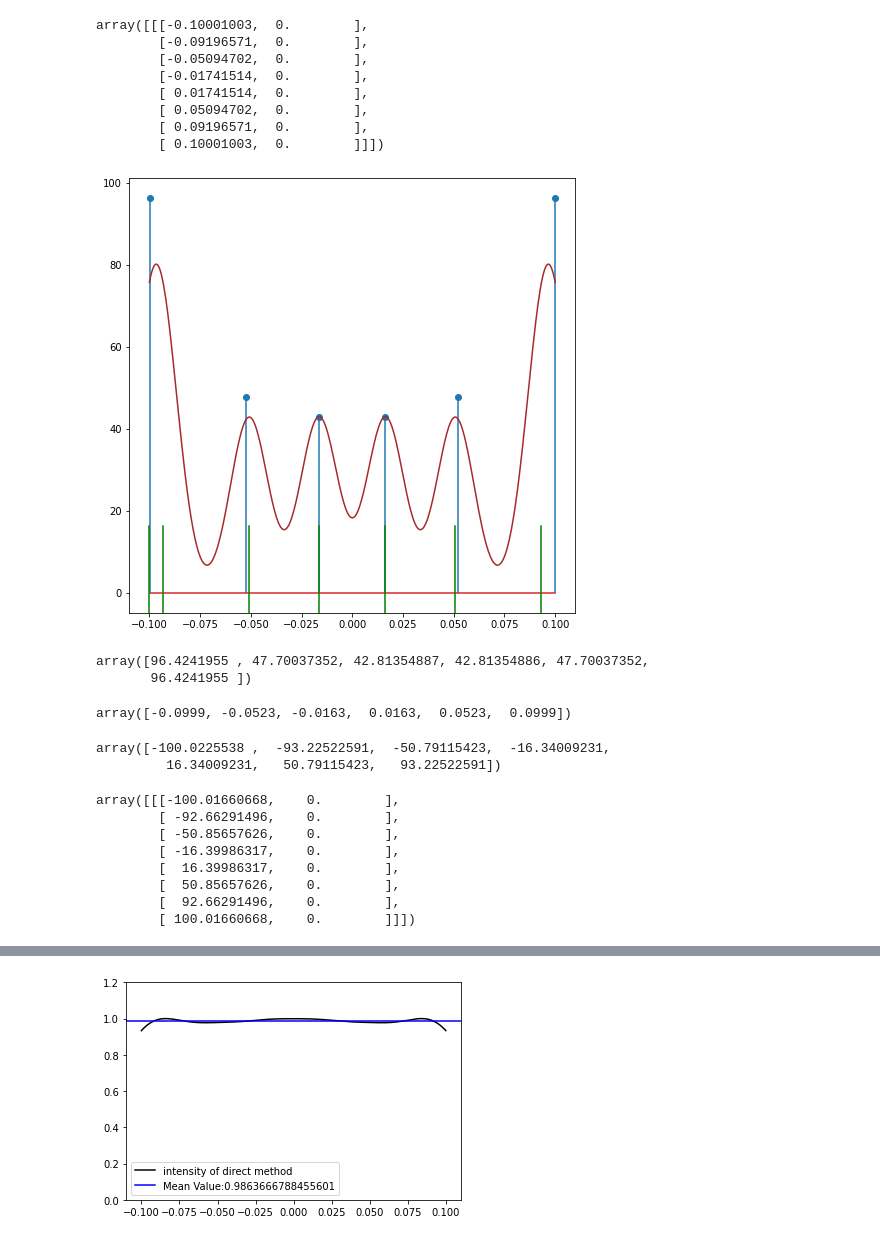
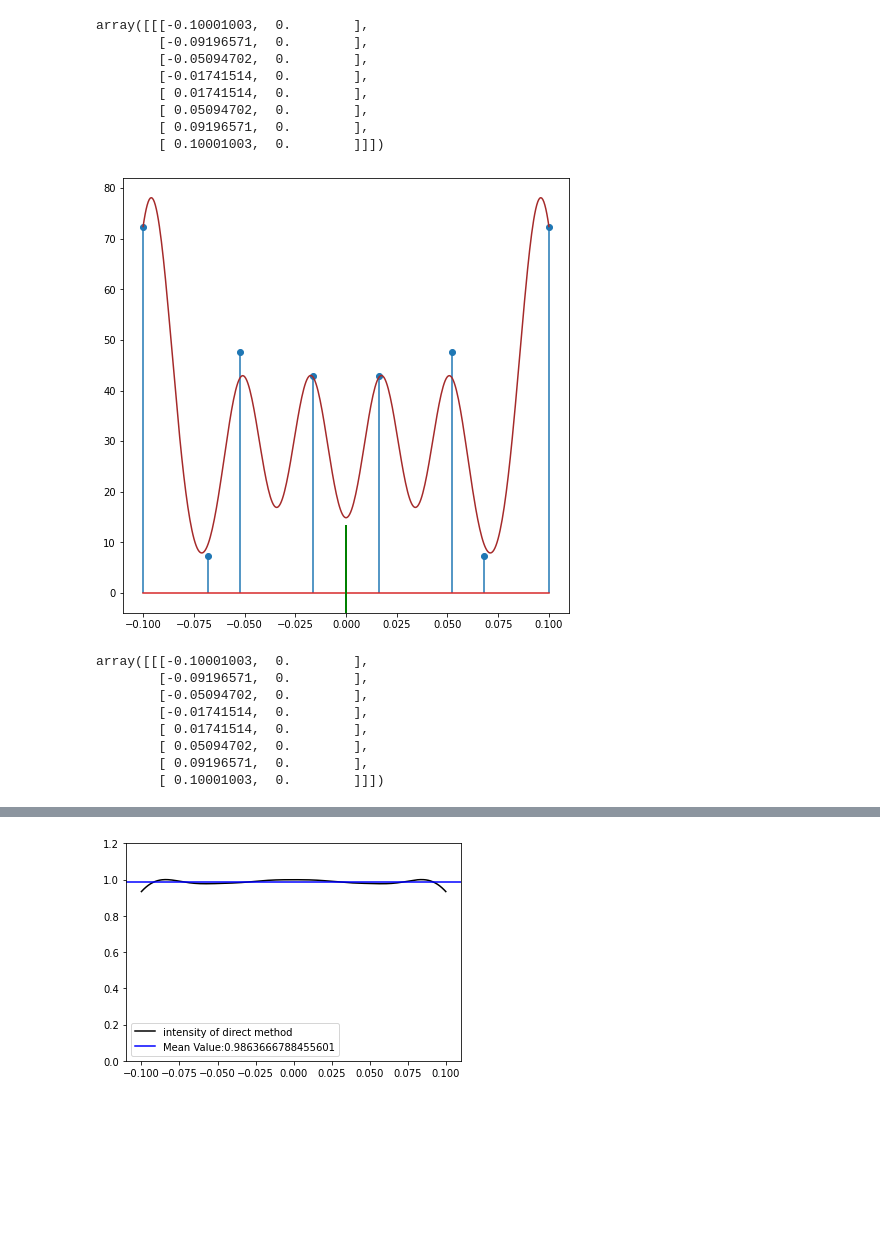
Before and after one commit to HYUNSEONG-KIM/UILC, a Jupyter notebook: docs/usage_low_s.ipynb, the cells around one changed output, grey strips where cells are left out. Cells and saved outputs as stored; diff of their text form; code cells hidden in the pictures; blank space fills up the shorter version.

```diff
--- a/docs/usage_low_s.ipynb
+++ b/docs/usage_low_s.ipynb
@@ -240,27 +238,13 @@ array([[[-0.10001003,  0.        ],
         [ 0.10001003,  0.        ]]])
 # %%
 nnls_pos_xline = np.linspace(-W/2, W/2, 400)
-nnls_pos_y = uilc.utils.gauss_distribution(nnls_pos_xline, np.array([[[0]]]), nnls_arr/1000, nnls_sigma )
+nnls_pos_y = uilc.utils.gauss_distribution(nnls_pos_xline, np.array([[[0]]]), nnls_arr, nnls_sigma )
 
 plt.figure(figsize=(8,8))
-plt.stem(nnls_position[0:,0], nnls_rho)
+plt.stem(nnls_position, nnls_rho)
 plt.plot(nnls_pos_xline, nnls_pos_y[0][0], color="brown")
 for x in nnls_arr[0,0:napp][0:napp,0]/1000:
     plt.axvline(x, ymin=0, ymax=0.2 , color="green")
 plt.show()
 # %% [output]
-[figure, old version]
+[figure, new version]
-# %%
-nnls_rho
-# %% [output]
-array([96.4241955 , 47.70037352, 42.81354887, 42.81354886, 47.70037352,
-       96.4241955 ])
-# %%
-nnls_position[0:,0]
-# %% [output]
-array([-0.0999, -0.0523, -0.0163,  0.0163,  0.0523,  0.0999])
-# %%
-nnls_arr[0,0:napp][0:napp,0]
-# %% [output]
-array([-100.0225538 ,  -93.22522591,  -50.79115423,  -16.34009231,
-         16.34009231,   50.79115423,   93.22522591])
@@ -269,11 +251,11 @@ plt.stem(nnls_position[0:,0], nnls_rho)
 # %%
-nnls_arr*1000
+nnls_arr
 # %% [output]
-array([[[-100.01660668,    0.        ],
-        [ -92.66291496,    0.        ],
-        [ -50.85657626,    0.        ],
-        [ -16.39986317,    0.        ],
-        [  16.39986317,    0.        ],
-        [  50.85657626,    0.        ],
-        [  92.66291496,    0.        ],
-        [ 100.01660668,    0.        ]]])
+array([[[-0.10001003,  0.        ],
+        [-0.09196571,  0.        ],
+        [-0.05094702,  0.        ],
+        [-0.01741514,  0.        ],
+        [ 0.01741514,  0.        ],
+        [ 0.05094702,  0.        ],
+        [ 0.09196571,  0.        ],
+        [ 0.10001003,  0.        ]]])
```
Also changed, not shown: parts of 6 cells of this notebook.
